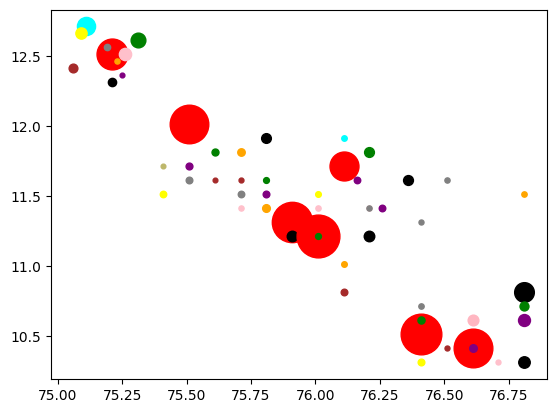
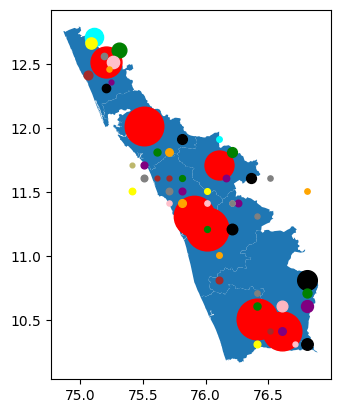
The notebook cell's code change between the first figure and the second:
--- before
+++ after
@@ -3,5 +3,5 @@
 # kerala.plot()
 
-upper_half_districts.plot()
+upper_half_districts.plot(ax=ax)
 # for each dataframe (df_kasara, df_kannur) 
 for dataframe in upper_half_df: 

Commit: Add files via upload